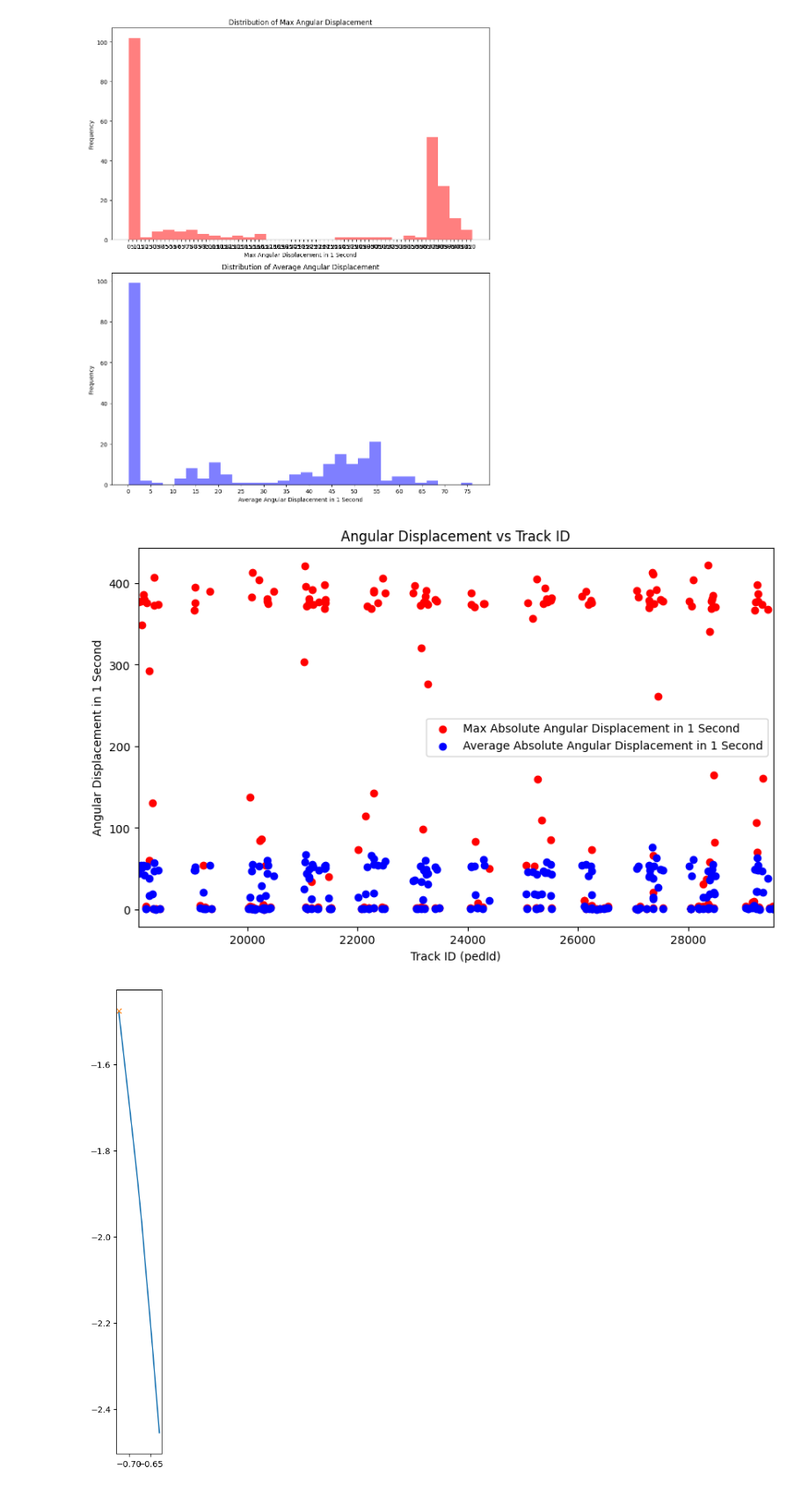
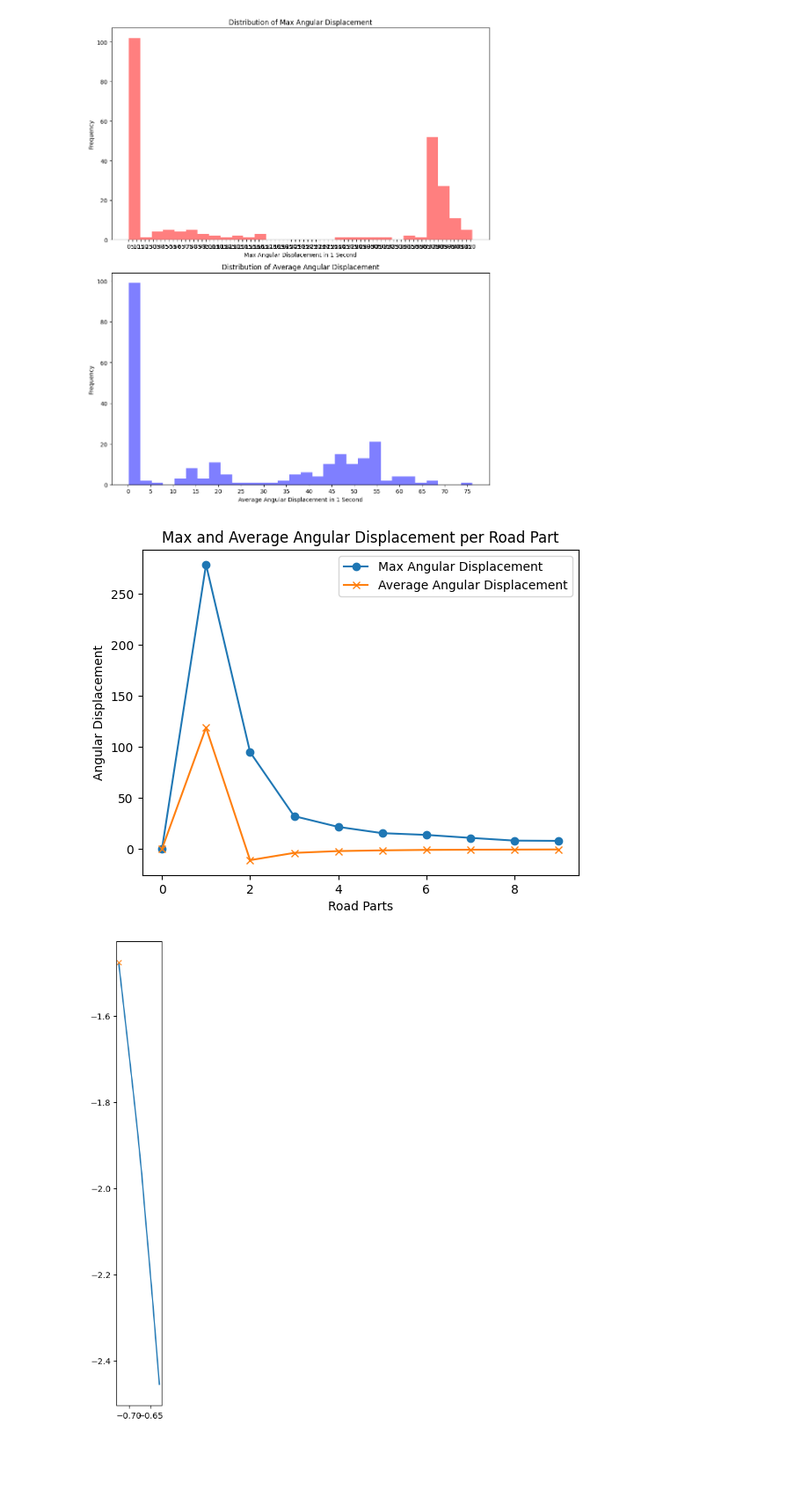
Before and after one commit to BUET-AV/behavior-hypotheses, a Jupyter notebook: src/notebooks/angular-velocity-analysis.ipynb, the cells around one changed output. Shown at 88% size. Saved outputs shown, nothing was run; the diff lists cells and outputs as text; code cells hidden in the pictures; blank space fills up the shorter version.

Commit message:
adding angular displacement by road width works

```diff
--- a/src/notebooks/angular-velocity-analysis.ipynb
+++ b/src/notebooks/angular-velocity-analysis.ipynb
@@ -39,12 +45,18 @@ dataDir = "D:/desktop_alternative/buetav/location-2"
 
 sceneId = 210
 date = "2023-05-04"
-fps=10
+fps = 10
 minYDisplacement = 5
 maxXDisplacement = 6
-pedDf = pd.read_csv(os.path.join(dataDir, f"{date}-fps-{fps}-scene-{sceneId}-pedestrians.csv"))
-otherDf = pd.read_csv(os.path.join(dataDir, f"{date}-fps-{fps}-scene-{sceneId}-others.csv"))
-tracksMeta = pd.read_csv(os.path.join(dataDir, f"{date}-fps-{fps}-scene-{sceneId}-meta.csv"))
+pedDf = pd.read_csv(
+    os.path.join(dataDir, f"{date}-fps-{fps}-scene-{sceneId}-pedestrians.csv")
+)
+otherDf = pd.read_csv(
+    os.path.join(dataDir, f"{date}-fps-{fps}-scene-{sceneId}-others.csv")
+)
+tracksMeta = pd.read_csv(
+    os.path.join(dataDir, f"{date}-fps-{fps}-scene-{sceneId}-meta.csv")
+)
 # %%
 visualizer = TrajectoryVisualizer()
 adeCalculator = TrajectoryADECalculator()
@@ -208,42 +232,3 @@ plt.tight_layout()
 plt.show()
 # %% [output]
 [figure]
-# %%
-
-
-import matplotlib.pyplot as plt
-
-# Define the specific range for the X-axis
-minPedId = 18023
-maxPedId = 29542
-
-# Extract data from the table
-pedIds = [item[0] for item in tableofAllPedIdMaxAndAverageAngularDisplacementPerSecond]
-maxAngularDisplacements = [item[1] for item in tableofAllPedIdMaxAndAverageAngularDisplacementPerSecond]
-averageAngularDisplacements = [item[2] for item in tableofAllPedIdMaxAndAverageAngularDisplacementPerSecond]
-
-# Create the plot
-plt.figure(figsize=(10, 6))
-
-# Plot max angular displacement
-plt.scatter(pedIds, maxAngularDisplacements, color='red', label='Max Absolute Angular Displacement in 1 Second')
-
-# Plot average angular displacement
-plt.scatter(pedIds, averageAngularDisplacements, color='blue', label='Average Absolute Angular Displacement in 1 Second')
-
-# Set X-axis range
-plt.xlim(minPedId, maxPedId)
-
-# Format the X-axis to avoid scientific notation
-plt.ticklabel_format(style='plain', axis='x')
-
-# Add labels and title
-plt.xlabel('Track ID (pedId)')
-plt.ylabel('Angular Displacement in 1 Second')
-plt.title('Angular Displacement vs Track ID')
-plt.legend()
-
-# Show the plot
-plt.show()
-# %% [output]
-[figure, removed]
@@ -267,2 +309,28 @@ plt.show()
+# %%
+import matplotlib.pyplot as plt
+
+# Assuming roadPartMaxAngularDis and roadPartAverageAngularDis are already defined
+
+# Define the x-axis values
+x = range(roadParts)
+
+# Plot the max angular displacement
+plt.plot(x, roadPartMaxAngularDis, label='Max Angular Displacement', marker='o')
+
+# Plot the average angular displacement
+plt.plot(x, roadPartAverageAngularDis, label='Average Angular Displacement', marker='x')
+
+# Add labels and title
+plt.xlabel('Road Parts')
+plt.ylabel('Angular Displacement')
+plt.title('Max and Average Angular Displacement per Road Part')
+
+# Add legend
+plt.legend()
+
+# Display the plot
+plt.show()
+# %% [output]
+[figure, added]
 # %%
 starting023 = startingDf[startingDf["uniqueTrackId"] == 18023].copy()
```
Also changed, not shown: parts of 17 cells of this notebook, 1 other file.
